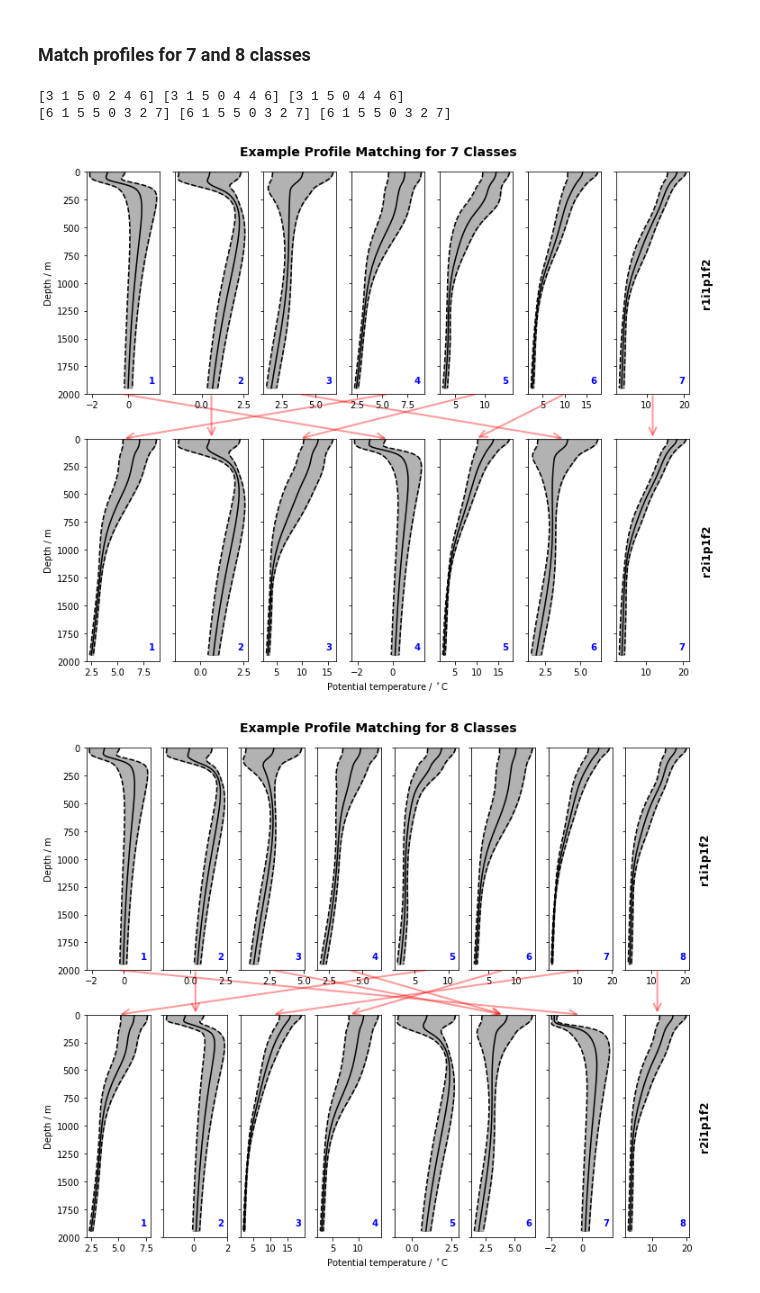
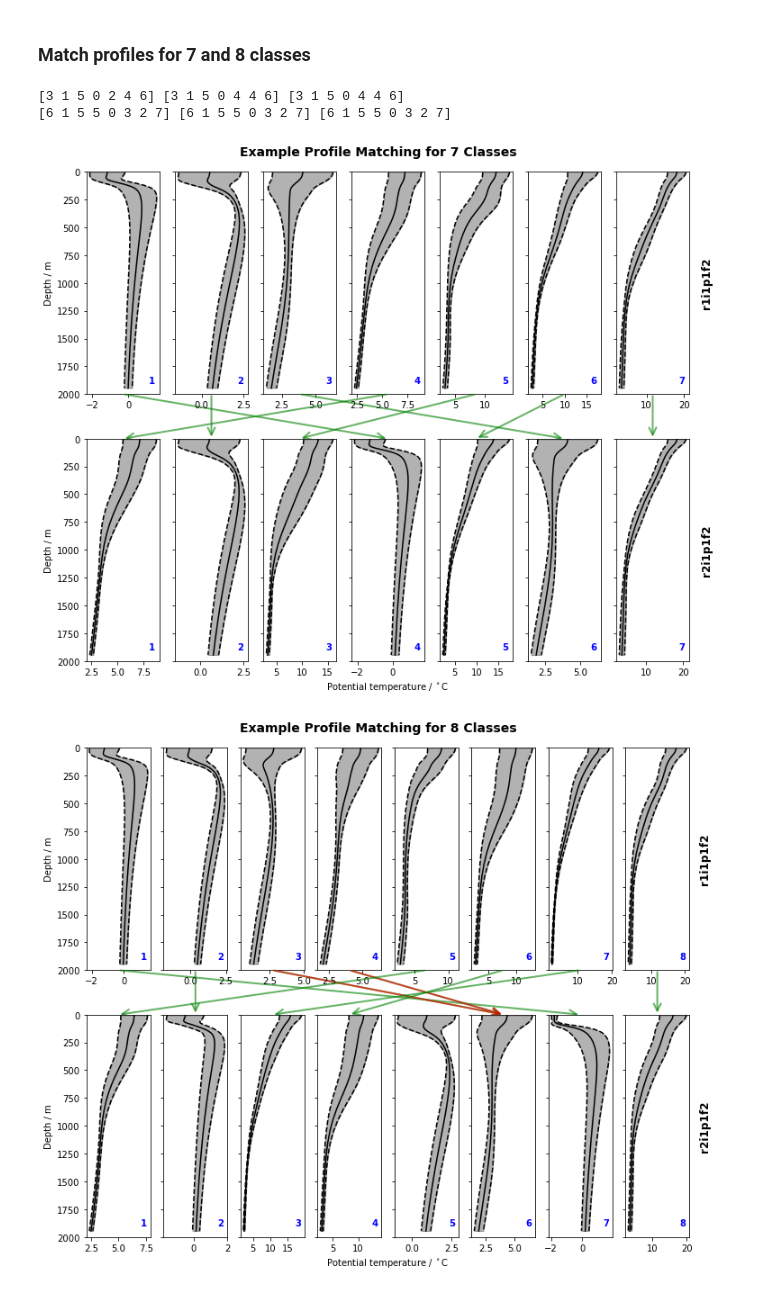
Before and after one commit to emmomp/OceanClusteringMethods, a Jupyter notebook: Figures6-7_profilematching.ipynb, the cells around one changed output. Drawn from its saved outputs; the diff is of its cells as text; code cells hidden in the pictures.

Commit message:
Updates to figure 7

```diff
--- a/Figures6-7_profilematching.ipynb
+++ b/Figures6-7_profilematching.ipynb
@@ -88,33 +88,38 @@ for n_classes in classes:
                              rotation='vertical',va='center')
             ax.text(0.85,0.05,str(i+1),fontweight='bold',fontsize=10,color='b',transform=ax.transAxes)
 
             if im ==0:
                 k=inds[i]
             else:
                 k=i
             ax.plot(avg_profiles[m_id][n_classes][k]['mean'], levs, c='black')
             x2 = avg_profiles[m_id][n_classes][k]['mean'] + avg_profiles[m_id][n_classes][k]['std']
             x1 = avg_profiles[m_id][n_classes][k]['mean'] - avg_profiles[m_id][n_classes][k]['std']
             ax.plot(x2, levs, c='black', ls='--')
             ax.plot(x1, levs, c='black', ls='--')
             ax.fill_betweenx(levs, x1, x2, color='black', alpha=0.3)
             ax.set_ylim(2000,0)
 
             if im==0:
                 ax.annotate("",xy=(0.5,0),xytext=(0.5+1.2*(g[i]-i),-0.2),xycoords=ax.transAxes, \
-                           arrowprops=dict(arrowstyle="<-",color='r',alpha=0.4,mutation_scale=20,linewidth=2))
+                           arrowprops=dict(arrowstyle="<-",color='g',alpha=0.6,mutation_scale=20,linewidth=2))
+                if (n_classes==8) & (i in [2,3]):
+                    ax.annotate("",xy=(0.5,0),xytext=(0.5+1.2*(g[i]-i),-0.2),xycoords=ax.transAxes, \
+                           arrowprops=dict(arrowstyle="<-",color='r',alpha=0.6,mutation_scale=20,linewidth=2))
+
+
 
     figure.add_subplot(111, frameon=False)
     plt.tick_params(labelcolor='none', which='both', top=False, bottom=False, left=False, right=False)
     plt.xlabel('Potential temperature / ${}^\circ$C')
 
     plt.suptitle('Example Profile Matching for {} Classes'.format(n_classes),fontsize=14,fontweight='bold',y=0.92)
 
     figure.set_size_inches(12, 10)
 
     plt.savefig('figures/{}.pdf'.format(filename), dpi=300, bbox_inches='tight')
 # %% [output]
 [3 1 5 0 2 4 6] [3 1 5 0 4 4 6] [3 1 5 0 4 4 6]
 [6 1 5 5 0 3 2 7] [6 1 5 5 0 3 2 7] [6 1 5 5 0 3 2 7]
-[figure, old version]
+[figure, new version]
-[figure, old version]
+[figure, new version]
```
Also changed, not shown: parts of 1 cell of this notebook.
